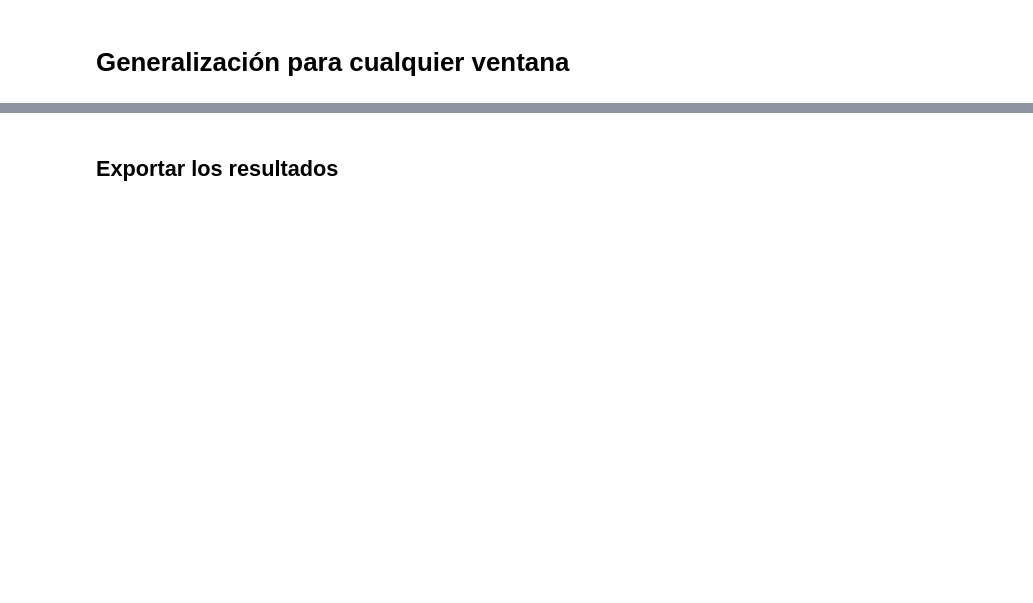
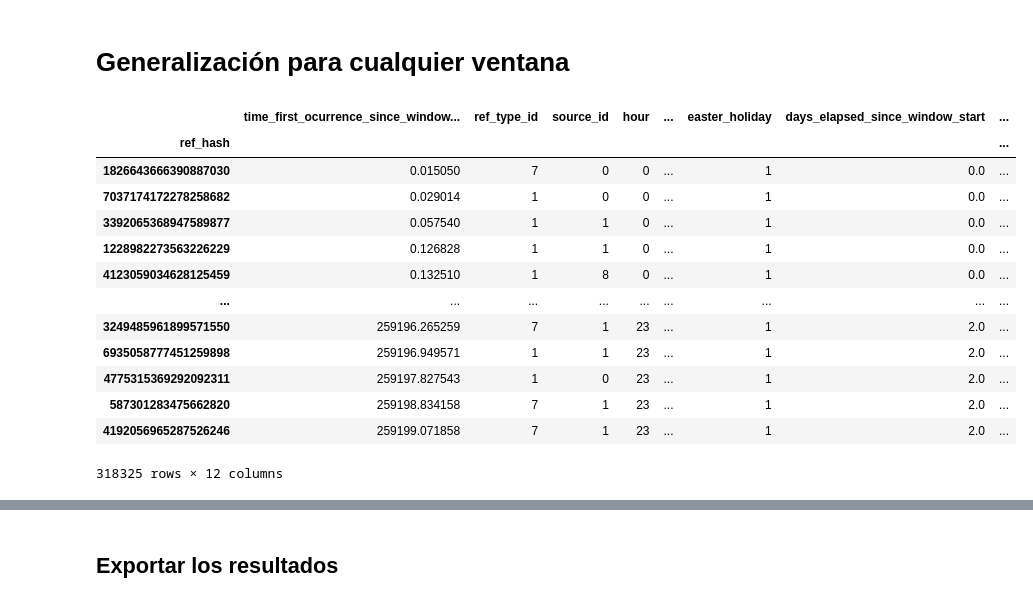
Before and after one commit to EugeniaFranchi/TP-Datos-2019, a Jupyter notebook: TP2/Auctions Ventana 1.ipynb, the cells around one changed output, grey strips where cells are left out. Drawn from its saved outputs; the diff is of its cells as text; code cells hidden in the pictures; blank space fills up the shorter version.

Commit message:
Predicción ventana siguiente

```diff
--- a/TP2/Auctions Ventana 1.ipynb
+++ b/TP2/Auctions Ventana 1.ipynb
@@ -88,4 +66,5 @@ auctions
 # Ya tengo la fecha mínima para cada ref_hash, resto el momento inicial y convierto a segundos
 auctions['date'] = auctions['date'] - pd.Timestamp('2019-04-18 00:00:00')
 auctions['date'] = auctions['date'].map(lambda x: x.total_seconds())
+auctions = auctions.rename(index=str, columns={'date' : 'time_first_ocurrence_since_window_start'})
 auctions
@@ -159,2 +99,14 @@ R2 Score: 0.9998531489275672
 # %% [markdown]
 # Generalización para cualquier ventana
+# %%
+def create_labels(time_window_df, start_date):
+    # device_id es ref_hash, me quedo con el primer registro (primera fecha) donde aparezca cada hash
+    time_window_df = time_window_df.rename(index=str, columns={'device_id' : 'ref_hash'})
+    time_window_df = time_window_df.drop_duplicates(subset='ref_hash')
+    time_window_df = time_window_df.set_index('ref_hash')
+
+    # Ya tengo la fecha mínima para cada ref_hash, resto el momento inicial y convierto a segundos
+    time_window_df['date'] = time_window_df['date'] - pd.Timestamp(start_date)
+    time_window_df['date'] = time_window_df['date'].map(lambda x: x.total_seconds())
+    time_window_df = time_window_df.rename(index=str, columns={'date' : 'time_first_ocurrence_since_window_start'})
+    return time_window_df
@@ -174,16 +132,25 @@ def process_time_window(filename, start_date):
     # Leo el .csv, ordeno por fecha
     auctions = pd.read_csv(filename, low_memory=False, parse_dates=['date'])
     auctions = auctions.sort_values(by='date')
-    auctions.head()
 
     add_features(auctions, start_date)
-
-    # device_id es ref_hash, me quedo con el primer registro (primera fecha) donde aparezca cada hash
-    auctions = auctions.rename(index=str, columns={'device_id' : 'ref_hash'})
-    auctions = auctions.drop_duplicates(subset='ref_hash')
-    auctions = auctions.set_index('ref_hash')
-
-    # Ya tengo la fecha mínima para cada ref_hash, resto el momento inicial y convierto a segundos
-    auctions['date'] = auctions['date'] - pd.Timestamp(start_date)
-    auctions['date'] = auctions['date'].map(lambda x: x.total_seconds())
+    auctions = create_labels(auctions, start_date)
     return auctions
+# %%
+auctions1 = process_time_window('data/auctions_ventanas/auctions_2019-04-18-2019-04-20.csv', '2019-04-18 00:00:00')
+auctions1
+# %% [output]
+|  | time_first_ocurrence_since_window... | ref_type_id | source_id | hour | ... | easter_holiday | days_elapsed_since_window_start | ... |
+| ref_hash |  |  |  |  |  |  |  | ... |
+| 1826643666390887030 | 0.015050 | 7 | 0 | 0 | ... | 1 | 0.0 | ... |
+| 7037174172278258682 | 0.029014 | 1 | 0 | 0 | ... | 1 | 0.0 | ... |
+| 3392065368947589877 | 0.057540 | 1 | 1 | 0 | ... | 1 | 0.0 | ... |
+| 1228982273563226229 | 0.126828 | 1 | 1 | 0 | ... | 1 | 0.0 | ... |
+| 4123059034628125459 | 0.132510 | 1 | 8 | 0 | ... | 1 | 0.0 | ... |
+| ... | ... | ... | ... | ... | ... | ... | ... | ... |
+| 3249485961899571550 | 259196.265259 | 7 | 1 | 23 | ... | 1 | 2.0 | ... |
+| 6935058777451259898 | 259196.949571 | 1 | 1 | 23 | ... | 1 | 2.0 | ... |
+| 4775315369292092311 | 259197.827543 | 1 | 0 | 23 | ... | 1 | 2.0 | ... |
+| 587301283475662820 | 259198.834158 | 7 | 1 | 23 | ... | 1 | 2.0 | ... |
+| 4192056965287526246 | 259199.071858 | 7 | 1 | 23 | ... | 1 | 2.0 | ... |
+318325 rows × 12 columns
```
Also changed, not shown: parts of 19 cells of this notebook.
